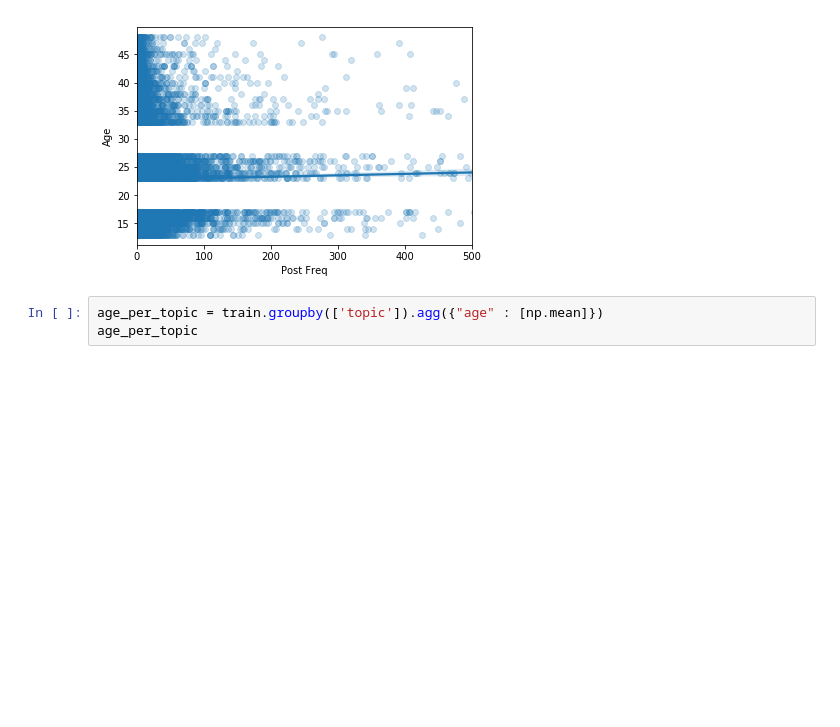
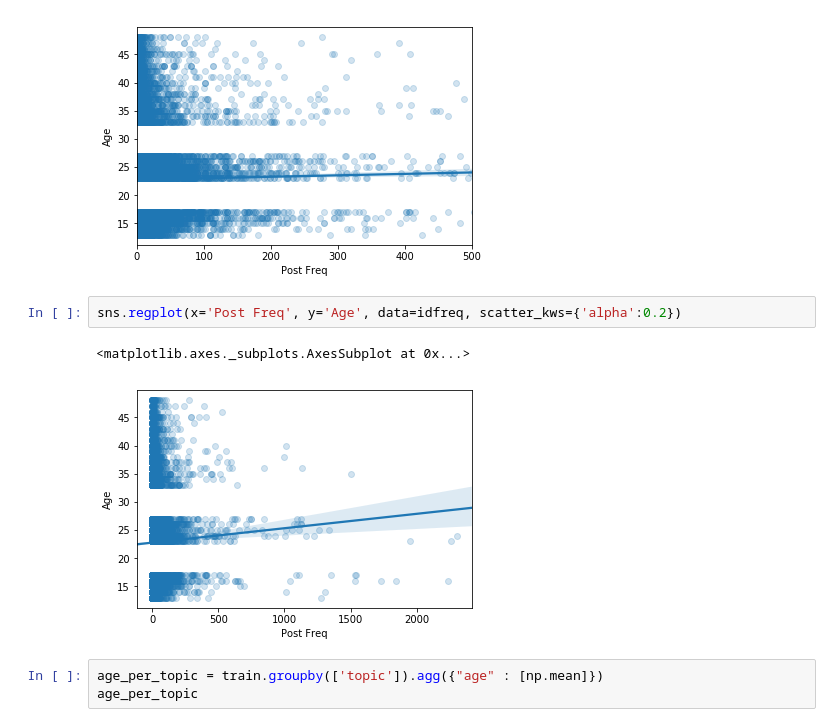
Before and after one commit to argromadzki/sys6018-competition-blogger-characteristics, a Jupyter notebook: code/python/Reduced Text Munging.ipynb, the cells around one changed output. Saved outputs shown, nothing was run; the diff lists cells and outputs as text; blank space fills up the shorter version.

```diff
--- a/code/python/Reduced Text Munging.ipynb
+++ b/code/python/Reduced Text Munging.ipynb
@@ -179,6 +179,11 @@ plt.xlim(0, 500)
 # %% [output]
 (0, 500)
 [figure]
+# %%
+sns.regplot(x='Post Freq', y='Age', data=idfreq, scatter_kws={'alpha':0.2})
+# %% [output]
+<matplotlib.axes._subplots.AxesSubplot at 0x...>
+[figure, added]
 # %%
 age_per_topic = train.groupby(['topic']).agg({"age" : [np.mean]})
 age_per_topic
```
Also changed, not shown: 1 other file.
